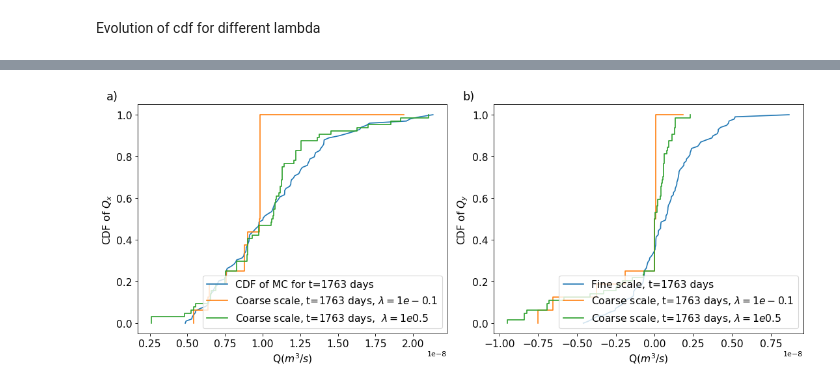
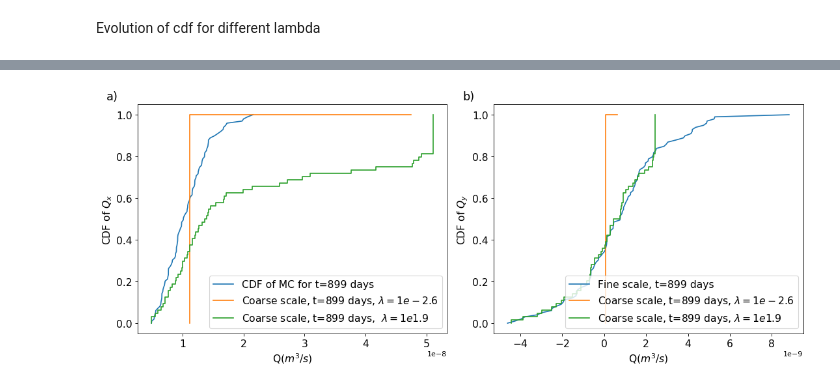
Before and after one commit to dbelivanis/Information-Theory-2, a Jupyter notebook: Optimization/check.ipynb, the cells around one changed output, grey strips where cells are left out. Cells and saved outputs as stored; diff of their text form; code cells hidden in the pictures.

```diff
--- a/Optimization/check.ipynb
+++ b/Optimization/check.ipynb
@@ -164,8 +164,8 @@ array([-2.76322507e-08,  6.58664989e-18,  5.25841415e-06, -2.74875561e-08,
 # %%
-epoch_1 = 60
-epoch_2 = 72
+epoch_1 = 10
+epoch_2 = 100
 
-time_step = 49
+time_step = 25
 
 
 my_dpi = 80
@@ -184,34 +184,34 @@ plot_cdf(p,q_x ,time_step,epoch_1,label=rf'Coarse scale, t={ii} days, $\lambda =
 plot_cdf(p,q_x ,time_step,epoch_2,label=rf'Coarse scale, t={ii} days,  $\lambda = 1e{np.round(lam[epoch_2],1)}$')
 
 plt.xlabel(r'Q($m^3/s$)', fontsize= 14)
 plt.ylabel(r'CDF of $Q_x$', fontsize= 14)
 
 plt.tick_params(axis='both', which='major', labelsize=14)
 plt.ticklabel_format(axis="x", style="sci", scilimits=(0,0))
 plt.legend(loc=4, fontsize= 14)
 # plt.xlim(0.0, 5.0e-8)
 
 ax1 = plt.subplot(122)
 ax1.text(-0.1, 1.02, 'b)', transform=ax1.transAxes,size=16)
 
 Q_MC = q_MC_y[:,ii]
 
 index_MC = np.argsort(Q_MC)
 plt.plot(Q_MC[index_MC],np.linspace(0,1,100),label=rf'Fine scale, t={ii} days')
 plot_cdf(p,q_y ,time_step,epoch_1,label=rf'Coarse scale, t={ii} days, $\lambda = 1e{np.round(lam[epoch_1],1)}$')
 plot_cdf(p,q_y ,time_step,epoch_2,label=rf'Coarse scale, t={ii} days, $\lambda = 1e{np.round(lam[epoch_2],1)}$')
 
 plt.xlabel(r'Q($m^3/s$)', fontsize= 14)
 plt.ylabel(r'CDF of $Q_y$', fontsize= 14)
 
 plt.tick_params(axis='both', which='major', labelsize=14)
 plt.ticklabel_format(axis="x", style="sci", scilimits=(0,0))
 plt.legend(loc=4, fontsize= 14)
 plt.savefig('./../../../plots/2d_cdf_paper.pdf', bbox_inches='tight',dpi=my_dpi)
 
 plt.show()
 # %% [output]
-[figure, old version]
+[figure, new version]
 # %%
 # x1_2d = k_y[epoch,:,:]
 # w1 = p[epoch,:]
```
Also changed, not shown: parts of 11 cells of this notebook, 4 other files.
